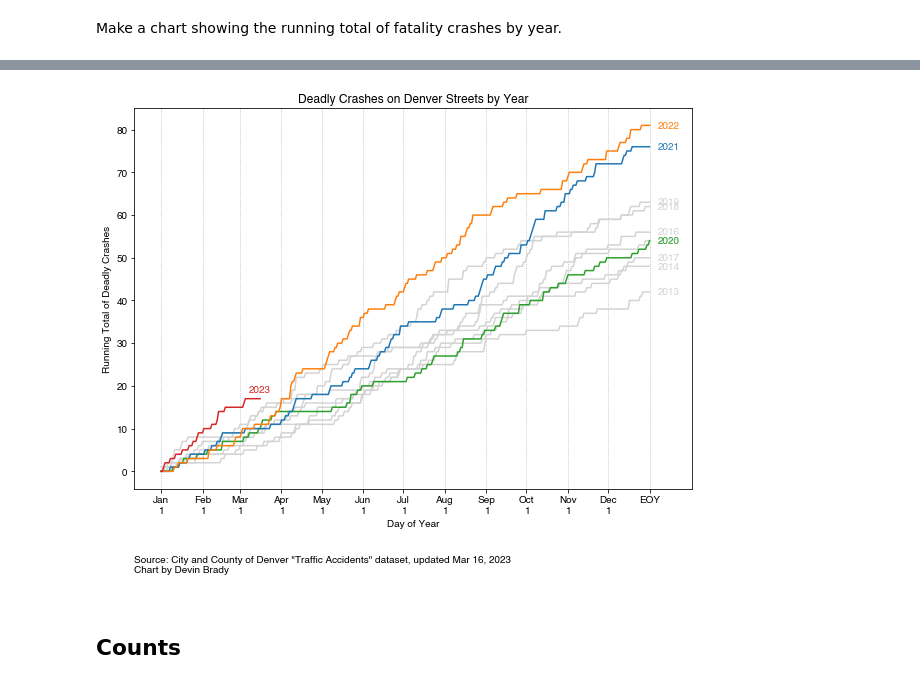
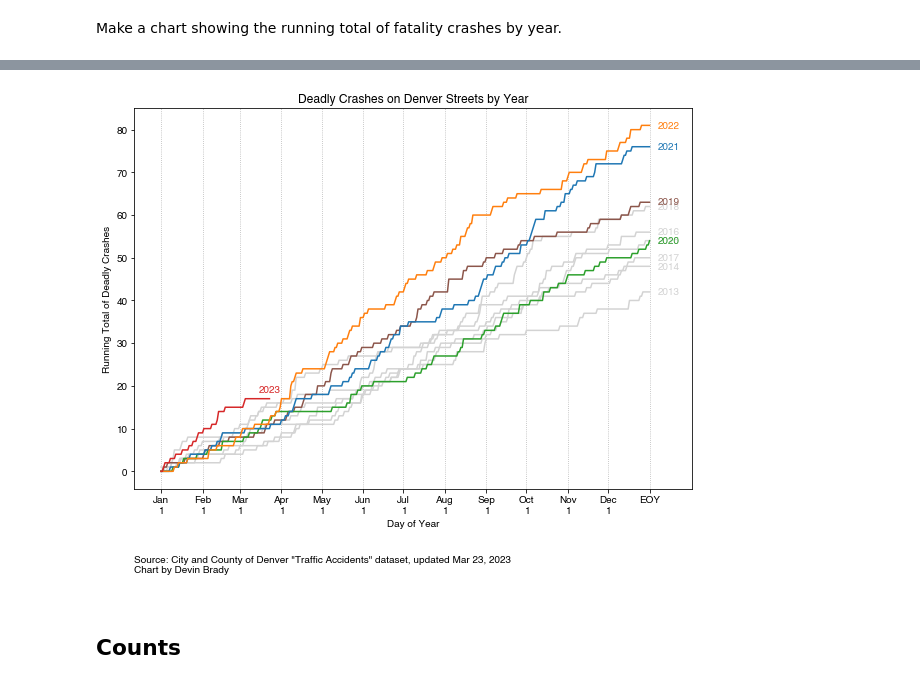
Before and after one commit to devinbrady/denver-street-data, a Jupyter notebook: Deadly_Crashes_by_Year.ipynb, the cells around one changed output, grey strips where cells are left out. Drawn from its saved outputs; the diff is of its cells as text; code cells hidden in the pictures.

```diff
--- a/Deadly_Crashes_by_Year.ipynb
+++ b/Deadly_Crashes_by_Year.ipynb
@@ -149,8 +152,8 @@ max_x_value = 380
 plt.plot(range(0, max_x_value), [1] * max_x_value, alpha=0)
 
 year_colors = {
-#     2019: 'tab:brown'
-    2020: 'tab:green'
+    2019: 'tab:brown'
+    , 2020: 'tab:green'
     , 2021: 'tab:blue'
     , 2022: 'tab:orange'
     , 2023: 'tab:red'
@@ -172,34 +175,34 @@ for year in years_in_data:
 #         , linestyle=':'
 #     )
 
     if year == this_year:
         annotation_x = max_day_of_year
         annotation_y = max(running_total_crashes[year]) + 2
     else:
         annotation_x = max_x_value
         annotation_y = max(running_total_crashes[year])
 
     ax.annotate(
         xy=(annotation_x, annotation_y)
         , text=year
         , color=color
         , fontweight='bold'
         , horizontalalignment='center'
         , verticalalignment='center'
     )
 
 
 plt.xticks(ticks=first_of_month['day_of_year'], labels=first_of_month['label'])
 plt.grid(axis='x', linestyle=':')
 
 ax.annotate(xy=(0, -0.2), text=citation, xycoords='axes fraction', ha='left', va='center')
 plt.xlabel('Day of Year')
 plt.ylabel('Running Total of Deadly Crashes')
 plt.title('Deadly Crashes on Denver Streets by Year')
 _ = plt.savefig(
     'images/deadly_crashes_running_total.png', transparent=False, facecolor='white', bbox_inches='tight')
 # %% [output]
-[figure, old version]
+[figure, new version]
 # %% [markdown]
 ## Counts
 # %%
```
Also changed, not shown: parts of 12 cells of this notebook, 47 other files.
